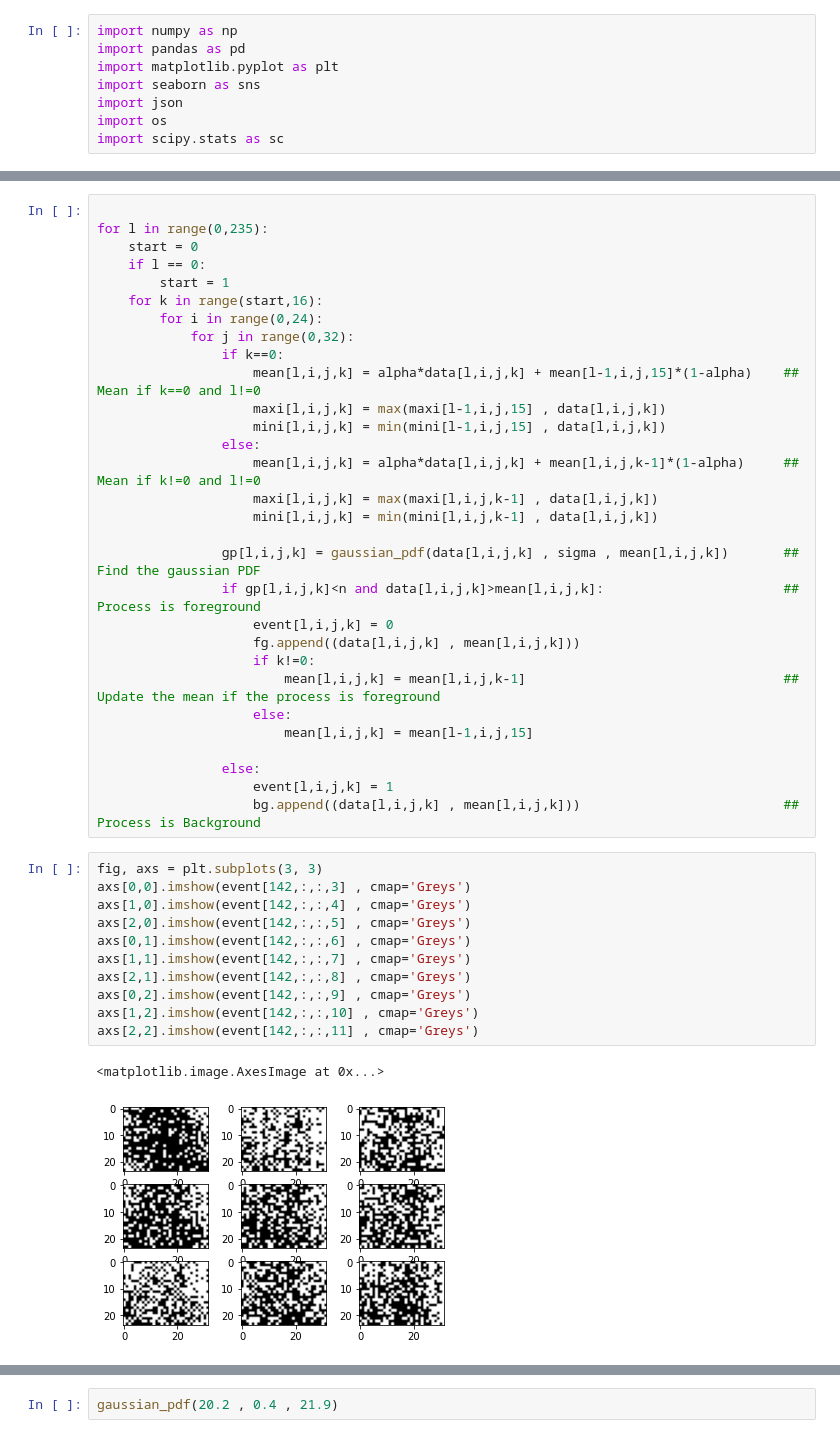
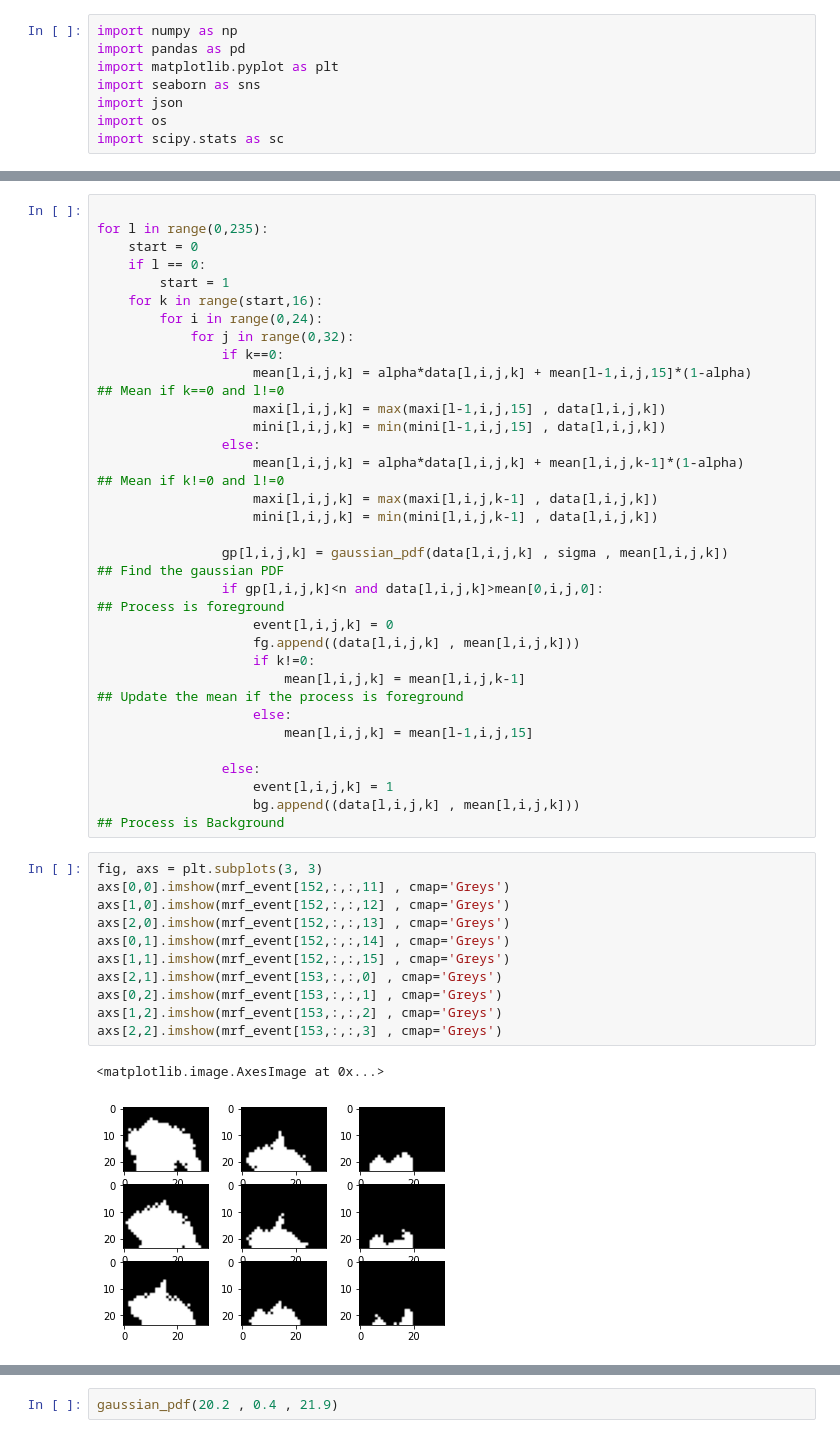
Before and after one commit to nickinack/Occupancy-Estimation, a Jupyter notebook: src/visualize.ipynb, the cells around one changed output, grey strips where cells are left out. Saved outputs shown, nothing was run; the diff lists cells and outputs as text.

```diff
--- a/src/visualize.ipynb
+++ b/src/visualize.ipynb
@@ -56,40 +60,40 @@ for l in range(0,235):
         for i in range(0,24):
             for j in range(0,32):
                 if k==0:
-                    mean[l,i,j,k] = alpha*data[l,i,j,k] + mean[l-1,i,j,15]*(1-alpha)    ## Mean if k==0 and l!=0
+                    mean[l,i,j,k] = alpha*data[l,i,j,k] + mean[l-1,i,j,15]*(1-alpha)        ## Mean if k==0 and l!=0
                     maxi[l,i,j,k] = max(maxi[l-1,i,j,15] , data[l,i,j,k])
                     mini[l,i,j,k] = min(mini[l-1,i,j,15] , data[l,i,j,k])
                 else:
-                    mean[l,i,j,k] = alpha*data[l,i,j,k] + mean[l,i,j,k-1]*(1-alpha)     ## Mean if k!=0 and l!=0
+                    mean[l,i,j,k] = alpha*data[l,i,j,k] + mean[l,i,j,k-1]*(1-alpha)                  ## Mean if k!=0 and l!=0
                     maxi[l,i,j,k] = max(maxi[l,i,j,k-1] , data[l,i,j,k])
                     mini[l,i,j,k] = min(mini[l,i,j,k-1] , data[l,i,j,k])
 
-                gp[l,i,j,k] = gaussian_pdf(data[l,i,j,k] , sigma , mean[l,i,j,k])       ## Find the gaussian PDF
-                if gp[l,i,j,k]<n and data[l,i,j,k]>mean[l,i,j,k]:                       ## Process is foreground
+                gp[l,i,j,k] = gaussian_pdf(data[l,i,j,k] , sigma , mean[l,i,j,k])                    ## Find the gaussian PDF
+                if gp[l,i,j,k]<n and data[l,i,j,k]>mean[0,i,j,0]:                                   ## Process is foreground
                     event[l,i,j,k] = 0
                     fg.append((data[l,i,j,k] , mean[l,i,j,k]))
                     if k!=0:
-                        mean[l,i,j,k] = mean[l,i,j,k-1]                                 ## Update the mean if the process is foreground
+                        mean[l,i,j,k] = mean[l,i,j,k-1]                                       ## Update the mean if the process is foreground
                     else:
                         mean[l,i,j,k] = mean[l-1,i,j,15]
 
                 else:
                     event[l,i,j,k] = 1
-                    bg.append((data[l,i,j,k] , mean[l,i,j,k]))                          ## Process is Background
+                    bg.append((data[l,i,j,k] , mean[l,i,j,k]))                              ## Process is Background
 # %%
 fig, axs = plt.subplots(3, 3)
-axs[0,0].imshow(event[142,:,:,3] , cmap='Greys')
-axs[1,0].imshow(event[142,:,:,4] , cmap='Greys')
-axs[2,0].imshow(event[142,:,:,5] , cmap='Greys')
-axs[0,1].imshow(event[142,:,:,6] , cmap='Greys')
-axs[1,1].imshow(event[142,:,:,7] , cmap='Greys')
-axs[2,1].imshow(event[142,:,:,8] , cmap='Greys')
-axs[0,2].imshow(event[142,:,:,9] , cmap='Greys')
-axs[1,2].imshow(event[142,:,:,10] , cmap='Greys')
-axs[2,2].imshow(event[142,:,:,11] , cmap='Greys')
+axs[0,0].imshow(mrf_event[152,:,:,11] , cmap='Greys')
+axs[1,0].imshow(mrf_event[152,:,:,12] , cmap='Greys')
+axs[2,0].imshow(mrf_event[152,:,:,13] , cmap='Greys')
+axs[0,1].imshow(mrf_event[152,:,:,14] , cmap='Greys')
+axs[1,1].imshow(mrf_event[152,:,:,15] , cmap='Greys')
+axs[2,1].imshow(mrf_event[153,:,:,0] , cmap='Greys')
+axs[0,2].imshow(mrf_event[153,:,:,1] , cmap='Greys')
+axs[1,2].imshow(mrf_event[153,:,:,2] , cmap='Greys')
+axs[2,2].imshow(mrf_event[153,:,:,3] , cmap='Greys')
 # %% [output]
 <matplotlib.image.AxesImage at 0x...>
-[figure, old version]
+[figure, new version]
 # %%
 diff = np.zeros((235,24,32,16))
 mrf_event = np.zeros((235,24,32,16))
```
Also changed, not shown: parts of 6 cells of this notebook, 3 other files.
